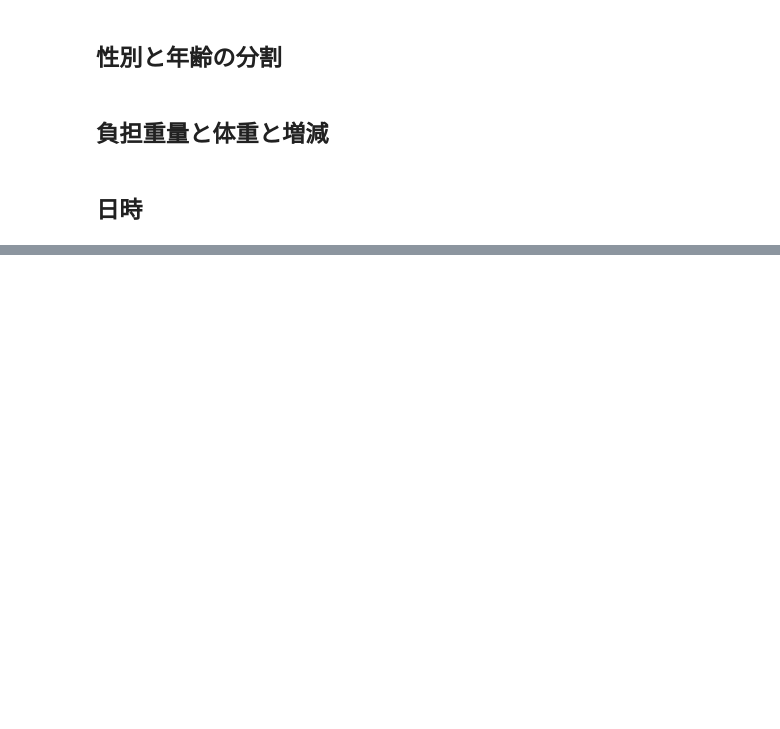
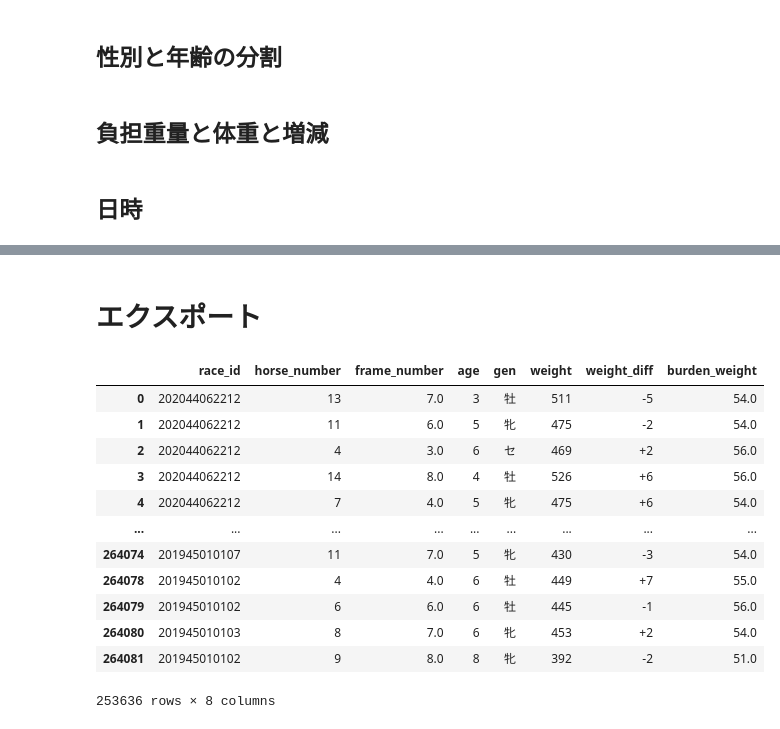
Before and after one commit to monda00/horse-race-notebook, a Jupyter notebook: make_import_data.ipynb, the cells around one changed output, grey strips where cells are left out. Cells and saved outputs as stored; diff of their text form; code cells hidden in the pictures; blank space fills up the shorter version.

```diff
--- a/make_import_data.ipynb
+++ b/make_import_data.ipynb
@@ -98,3 +129,5 @@ race_df
+# %% [markdown]
+# エクスポート
 # %%
 use_columns_horse = [
                     'race_id',
@@ -120,0 +157,16 @@ use_columns_race = [
+# %%
+horse_df[use_columns_horse]
+# %% [output]
+|  | race_id | horse_number | frame_number | age | gen | weight | weight_diff | burden_weight |
+| 0 | 202044062212 | 13 | 7.0 | 3 | 牡 | 511 | -5 | 54.0 |
+| 1 | 202044062212 | 11 | 6.0 | 5 | 牝 | 475 | -2 | 54.0 |
+| 2 | 202044062212 | 4 | 3.0 | 6 | セ | 469 | +2 | 56.0 |
+| 3 | 202044062212 | 14 | 8.0 | 4 | 牡 | 526 | +6 | 56.0 |
+| 4 | 202044062212 | 7 | 4.0 | 5 | 牝 | 475 | +6 | 54.0 |
+| ... | ... | ... | ... | ... | ... | ... | ... | ... |
+| 264074 | 201945010107 | 11 | 7.0 | 5 | 牝 | 430 | -3 | 54.0 |
+| 264078 | 201945010102 | 4 | 4.0 | 6 | 牡 | 449 | +7 | 55.0 |
+| 264079 | 201945010102 | 6 | 6.0 | 6 | 牡 | 445 | -1 | 56.0 |
+| 264080 | 201945010103 | 8 | 7.0 | 6 | 牝 | 453 | +2 | 54.0 |
+| 264081 | 201945010102 | 9 | 8.0 | 8 | 牝 | 392 | -2 | 51.0 |
+253636 rows × 8 columns
```
Also changed, not shown: parts of 12 cells of this notebook.
